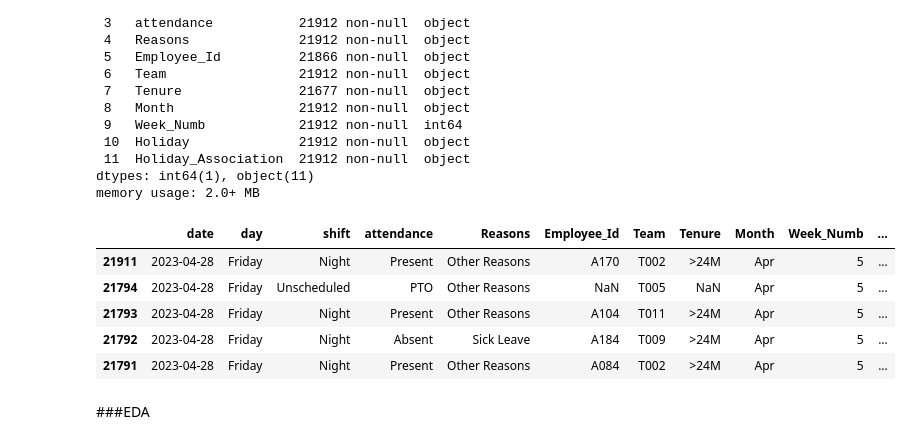
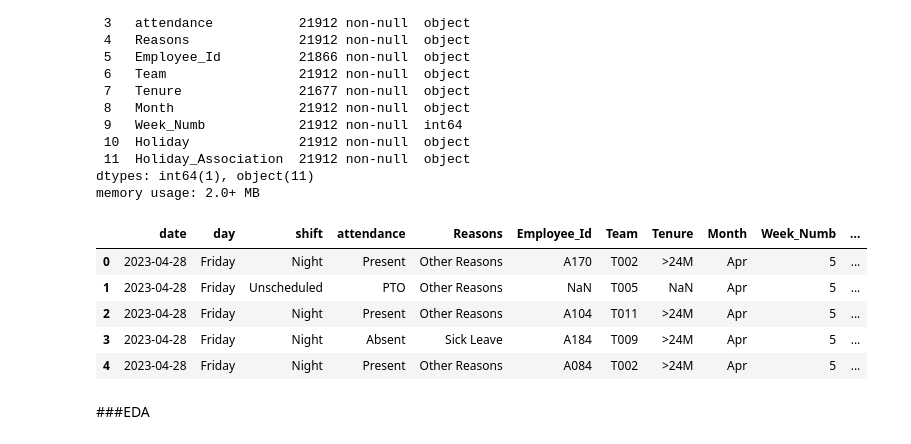
Before and after one commit to Jaeljane/Attendance_Prediction, a Jupyter notebook: Attendance_Classification.ipynb, the cells around one changed output. Drawn from its saved outputs; the diff is of its cells as text; code cells hidden in the pictures.

```diff
--- a/Attendance_Classification.ipynb
+++ b/Attendance_Classification.ipynb
@@ -46,15 +46,17 @@ memory usage: 2.0+ MB
 # %%
 df['date']=pd.to_datetime(df['date'], format='%d/%m/%Y')
 #sort data to be in descending order
 df=df.sort_values(by='date')
+
+df.reset_index(drop=True, inplace=True)
 df.head()
 # %% [output]
 |  | date | day | shift | attendance | Reasons | Employee_Id | Team | Tenure | Month | Week_Numb | ... |
-| 21911 | 2023-04-28 | Friday | Night | Present | Other Reasons | A170 | T002 | >24M | Apr | 5 | ... |
-| 21794 | 2023-04-28 | Friday | Unscheduled | PTO | Other Reasons | NaN | T005 | NaN | Apr | 5 | ... |
-| 21793 | 2023-04-28 | Friday | Night | Present | Other Reasons | A104 | T011 | >24M | Apr | 5 | ... |
-| 21792 | 2023-04-28 | Friday | Night | Absent | Sick Leave | A184 | T009 | >24M | Apr | 5 | ... |
-| 21791 | 2023-04-28 | Friday | Night | Present | Other Reasons | A084 | T002 | >24M | Apr | 5 | ... |
+| 0 | 2023-04-28 | Friday | Night | Present | Other Reasons | A170 | T002 | >24M | Apr | 5 | ... |
+| 1 | 2023-04-28 | Friday | Unscheduled | PTO | Other Reasons | NaN | T005 | NaN | Apr | 5 | ... |
+| 2 | 2023-04-28 | Friday | Night | Present | Other Reasons | A104 | T011 | >24M | Apr | 5 | ... |
+| 3 | 2023-04-28 | Friday | Night | Absent | Sick Leave | A184 | T009 | >24M | Apr | 5 | ... |
+| 4 | 2023-04-28 | Friday | Night | Present | Other Reasons | A084 | T002 | >24M | Apr | 5 | ... |
 # %% [markdown]
 ###EDA
 # %%
```
Also changed, not shown: parts of 12 cells of this notebook.
